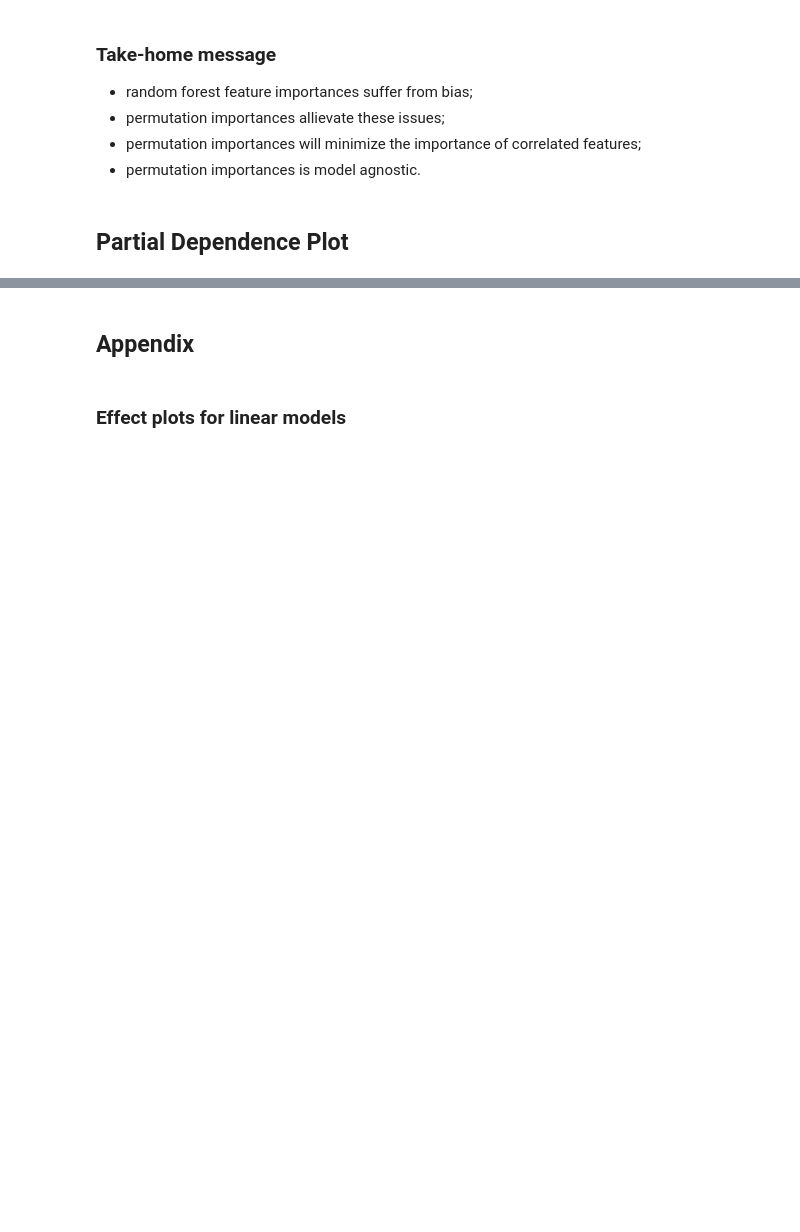
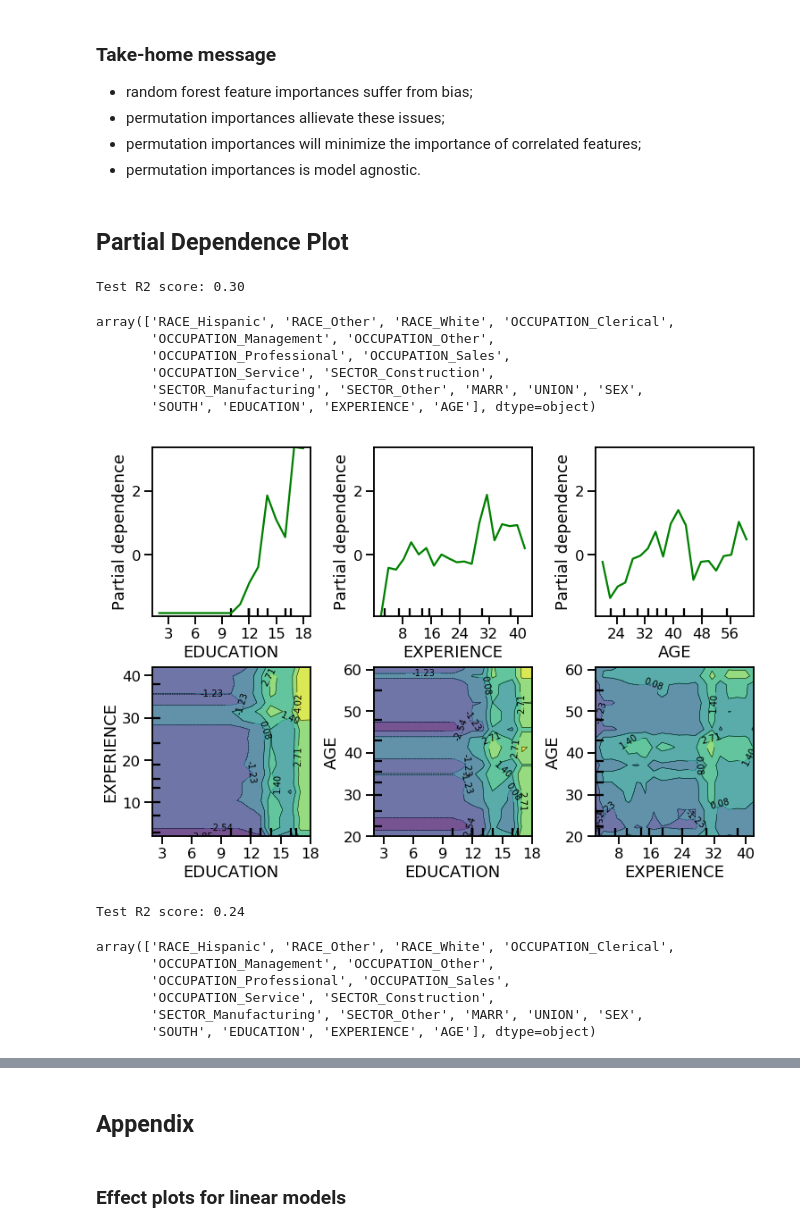
Before and after one commit to glemaitre/scikit-learn-workshop-2019, a Jupyter notebook: notebook.ipynb, the cells around one changed output, grey strips where cells are left out. Saved outputs shown, nothing was run; the diff lists cells and outputs as text; code cells hidden in the pictures; blank space fills up the shorter version.

Commit message:
iter

```diff
--- a/notebook.ipynb
+++ b/notebook.ipynb
@@ -632,6 +632,67 @@ plt.title("Permutation Importances (train set)");
 * permutation importances is model agnostic.
 # %% [markdown]
 ## Partial Dependence Plot
+# %%
+from sklearn.experimental import enable_hist_gradient_boosting  # noqa
+from sklearn.ensemble import HistGradientBoostingRegressor
+
+X = censing.data[censing.feature_names]
+y = censing.data[censing.target_names].values.ravel()
+
+X_train, X_test, y_train, y_test = train_test_split(
+    X, y, random_state=42
+)
+
+categorical_columns = ['RACE', 'OCCUPATION', 'SECTOR']
+binary_columns = ['MARR', 'UNION', 'SEX', 'SOUTH']
+numerical_columns = ['EDUCATION', 'EXPERIENCE', 'AGE']
+
+preprocessor = make_column_transformer(
+    (OneHotEncoder(), categorical_columns),
+    (OrdinalEncoder(), binary_columns),
+    remainder='passthrough'
+)
+
+model = make_pipeline(
+    preprocessor,
+    HistGradientBoostingRegressor(max_iter=100, max_leaf_nodes=64,
+                                  learning_rate=0.1, random_state=1)
+)
+model.fit(X_train, y_train)
+print("Test R2 score: {:.2f}".format(model.score(X_test, y_test)))
+# %% [output]
+Test R2 score: 0.30
+# %%
+feature_names = (model.named_steps['columntransformer']
+                      .named_transformers_['onehotencoder']
+                      .get_feature_names(input_features=categorical_columns))
+feature_names = np.hstack([feature_names, binary_columns, numerical_columns])
+# %%
+feature_names
+# %% [output]
+array(['RACE_Hispanic', 'RACE_Other', 'RACE_White', 'OCCUPATION_Clerical',
+       'OCCUPATION_Management', 'OCCUPATION_Other',
+       'OCCUPATION_Professional', 'OCCUPATION_Sales',
+       'OCCUPATION_Service', 'SECTOR_Construction',
+       'SECTOR_Manufacturing', 'SECTOR_Other', 'MARR', 'UNION', 'SEX',
+       'SOUTH', 'EDUCATION', 'EXPERIENCE', 'AGE'], dtype=object)
+# %%
+X_train_preprocessed = (model.named_steps['columntransformer']
+                             .transform(X_train))
+X_test_preprocessed = (model.named_steps['columntransformer']
+                            .transform(X_test))
+# %%
+from sklearn.inspection import plot_partial_dependence
+
+fig = plt.figure(figsize=(11, 11))
+features = [16, 17, 18, (16, 17), (16, 18), (17, 18)]
+plot_partial_dependence(
+    model.named_steps['histgradientboostingregressor'],
+    X_train_preprocessed, features, feature_names=feature_names,
+    n_jobs=-1, grid_resolution=20, fig=fig
+)
+# %% [output]
+[figure, added]
 # %%
 X = censing.data[censing.feature_names]
 y = censing.data[censing.target_names].values.ravel()
@@ -650,5 +711,11 @@ preprocessor = make_column_transformer(
     remainder='passthrough'
 )
 
-model = make_pipeline(preprocessor, RandomForestRegressor())
-model.fit(X_train, y_train);
+model = make_pipeline(
+    preprocessor,
+    RandomForestRegressor(random_state=1)
+)
+model.fit(X_train, y_train)
+print("Test R2 score: {:.2f}".format(model.score(X_test, y_test)))
+# %% [output]
+Test R2 score: 0.24
@@ -654,0 +727,9 @@ model.fit(X_train, y_train);
+# %%
+feature_names
+# %% [output]
+array(['RACE_Hispanic', 'RACE_Other', 'RACE_White', 'OCCUPATION_Clerical',
+       'OCCUPATION_Management', 'OCCUPATION_Other',
+       'OCCUPATION_Professional', 'OCCUPATION_Sales',
+       'OCCUPATION_Service', 'SECTOR_Construction',
+       'SECTOR_Manufacturing', 'SECTOR_Other', 'MARR', 'UNION', 'SEX',
+       'SOUTH', 'EDUCATION', 'EXPERIENCE', 'AGE'], dtype=object)
```
Also changed, not shown: parts of 24 cells of this notebook.
